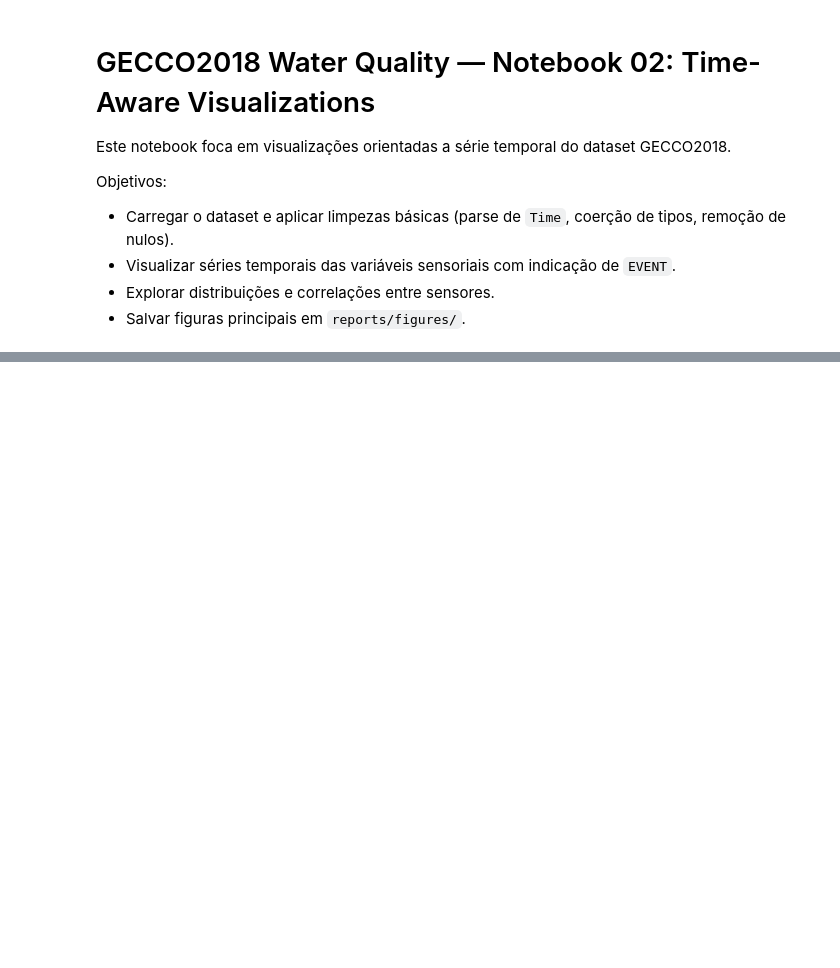
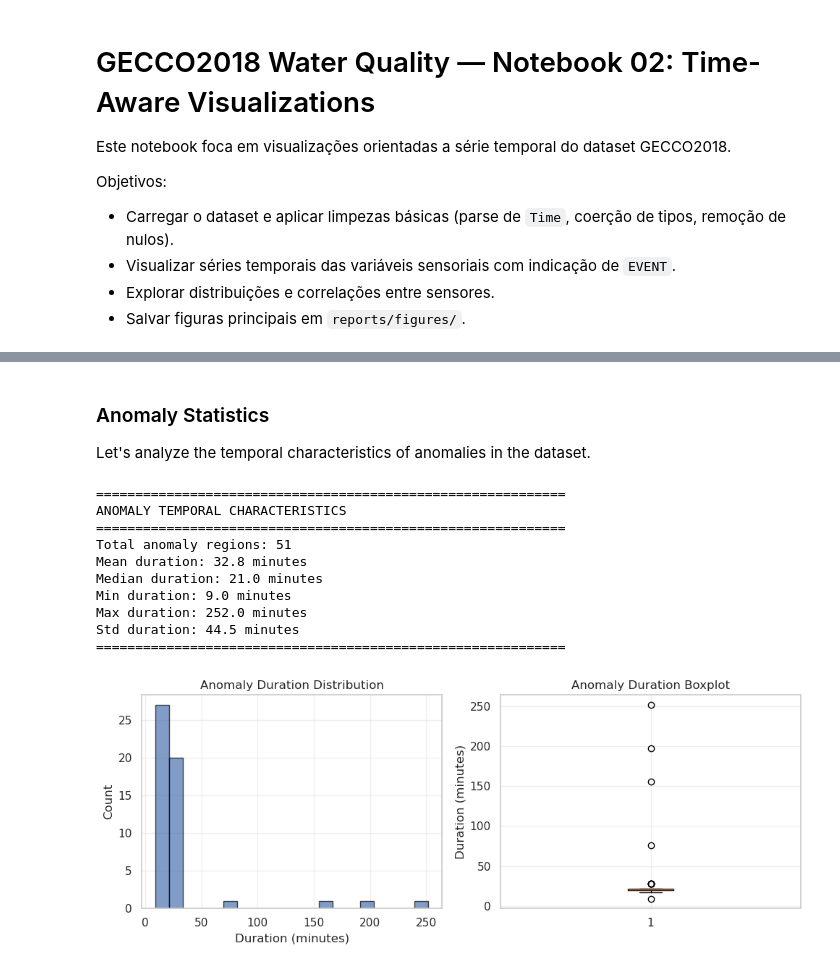
Before and after one commit to nelcostaa/cnn-anomaly-detection, a Jupyter notebook: notebooks/02_visualizations_gecco2018.ipynb, the cells around one changed output, grey strips where cells are left out. Drawn from its saved outputs; the diff is of its cells as text; code cells hidden in the pictures; blank space fills up the shorter version.

```diff
--- a/notebooks/02_visualizations_gecco2018.ipynb
+++ b/notebooks/02_visualizations_gecco2018.ipynb
@@ -148,0 +260,53 @@ print("Saved:", out)
+# %% [markdown]
+### Anomaly Statistics
+
+Let's analyze the temporal characteristics of anomalies in the dataset.
+# %%
+import pandas as pd
+
+# Anomaly duration analysis
+if len(anomaly_windows) > 0:
+    durations = [(end - start).total_seconds() / 60 for _, _, start, end in anomaly_windows]
+
+    print("=" * 60)
+    print("ANOMALY TEMPORAL CHARACTERISTICS")
+    print("=" * 60)
+    print(f"Total anomaly regions: {len(anomaly_windows)}")
+    print(f"Mean duration: {pd.Series(durations).mean():.1f} minutes")
+    print(f"Median duration: {pd.Series(durations).median():.1f} minutes")
+    print(f"Min duration: {pd.Series(durations).min():.1f} minutes")
+    print(f"Max duration: {pd.Series(durations).max():.1f} minutes")
+    print(f"Std duration: {pd.Series(durations).std():.1f} minutes")
+    print("=" * 60)
+
+    # Duration distribution
+    plt.figure(figsize=(10, 4))
+    plt.subplot(1, 2, 1)
+    plt.hist(durations, bins=20, edgecolor='black', alpha=0.7)
+    plt.xlabel('Duration (minutes)')
+    plt.ylabel('Count')
+    plt.title('Anomaly Duration Distribution')
+    plt.grid(alpha=0.3)
+
+    plt.subplot(1, 2, 2)
+    plt.boxplot(durations, vert=True)
+    plt.ylabel('Duration (minutes)')
+    plt.title('Anomaly Duration Boxplot')
+    plt.grid(alpha=0.3)
+
+    plt.tight_layout()
+    plt.show()
+else:
+    print("No anomalies found in dataset.")
+# %% [output]
+============================================================
+ANOMALY TEMPORAL CHARACTERISTICS
+============================================================
+Total anomaly regions: 51
+Mean duration: 32.8 minutes
+Median duration: 21.0 minutes
+Min duration: 9.0 minutes
+Max duration: 252.0 minutes
+Std duration: 44.5 minutes
+============================================================
+[figure, added]
```
Also changed, not shown: parts of 19 cells of this notebook, 1 other file.
